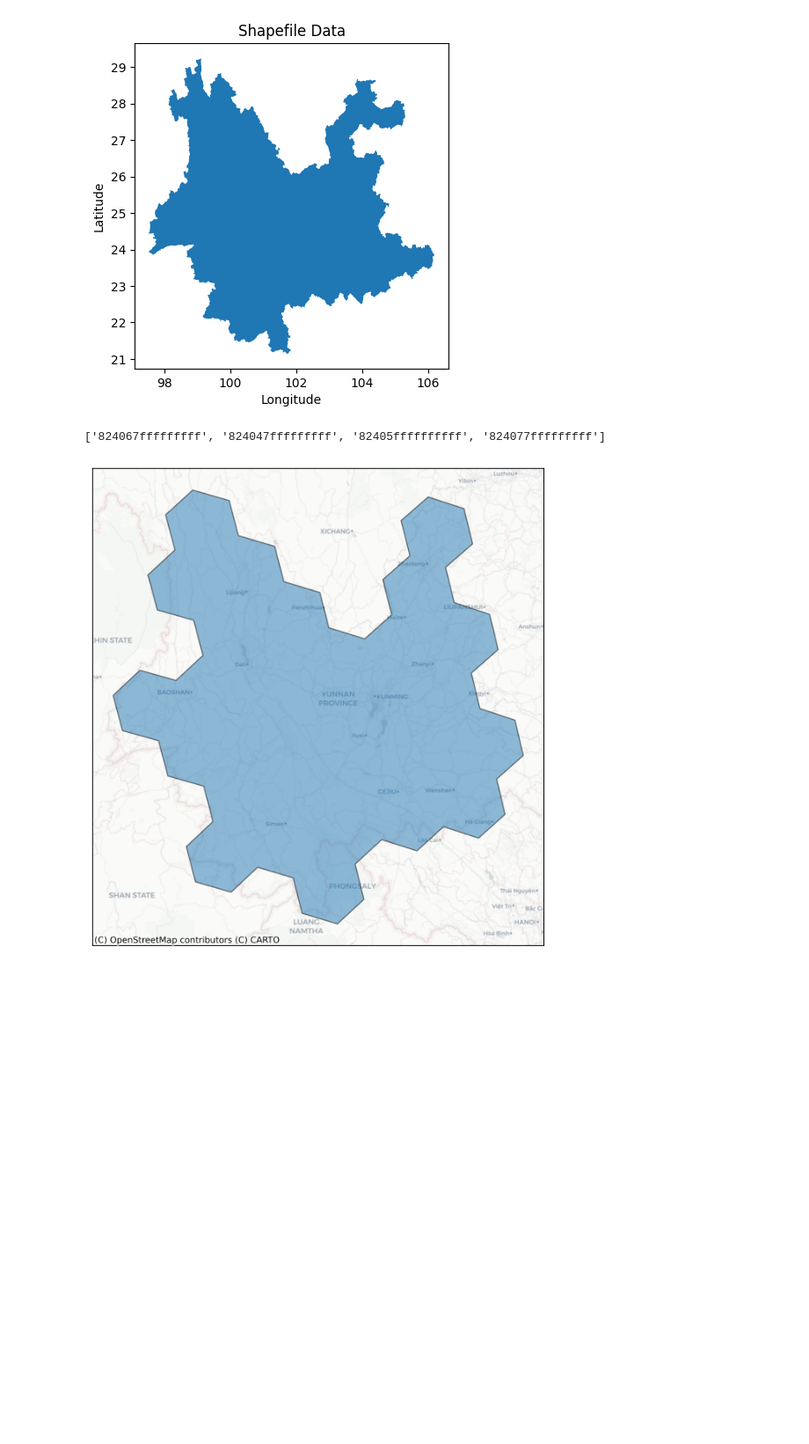
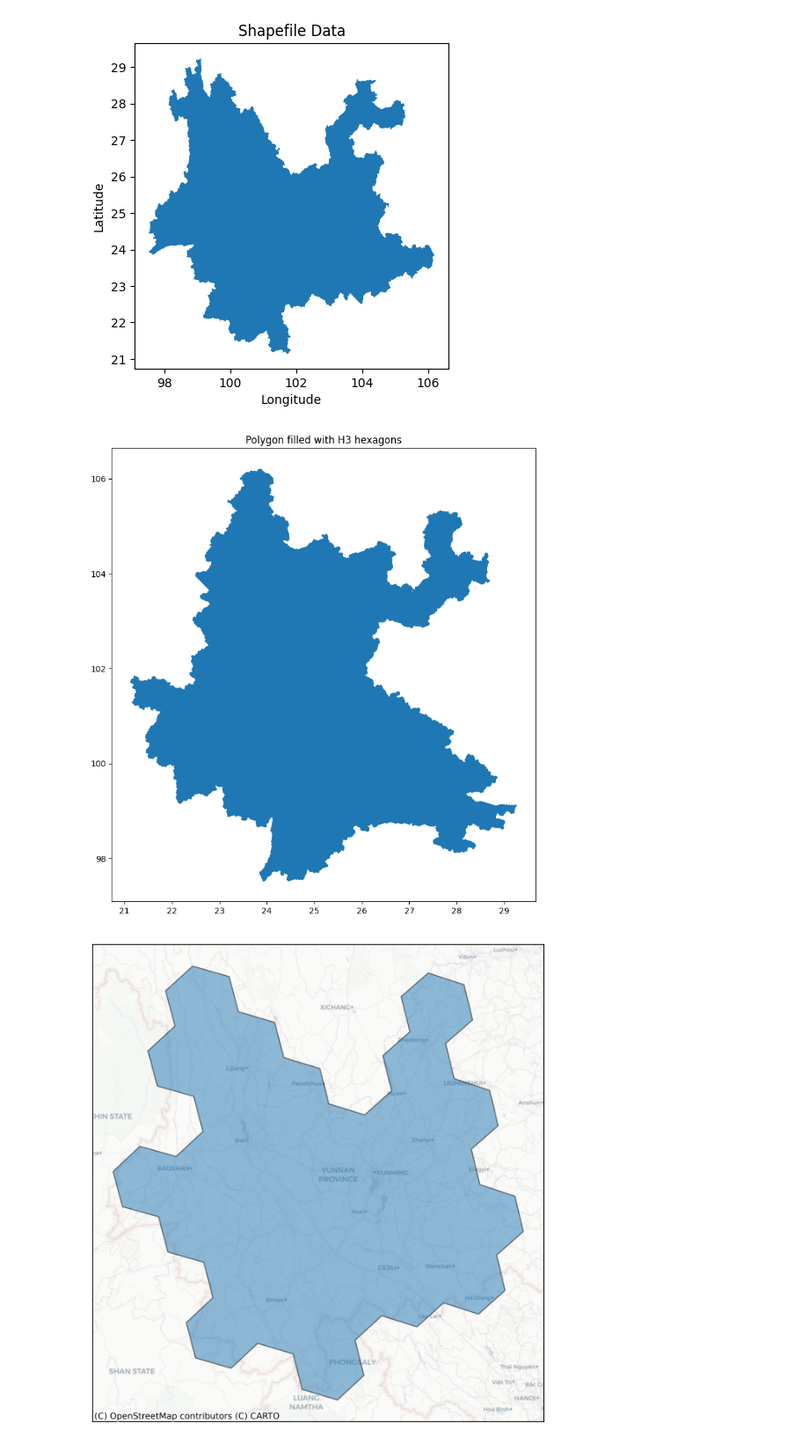
Before and after one commit to ismethr/PythonProject, a Jupyter notebook: H3.ipynb, the cells around one changed output. Shown: that part at 88% size. Drawn from its saved outputs; the diff is of its cells as text; code cells hidden in the pictures; blank space fills up the shorter version.

```diff
--- a/H3.ipynb
+++ b/H3.ipynb
@@ -62,9 +63,15 @@ plt.show()
 # %%
 df = gdf.to_crs(epsg=4326)
 geo = df.geometry[0]
-h3.geo_to_cells(geo, res=2)
+yncells = h3.geo_to_cells(geo, res=7)
+gdf = geopandas.GeoDataFrame(geometry=[shapely.geometry.Polygon(h3.cell_to_boundary(h)) for h in yncells])
+fig, ax =plt.subplots(figsize=(10, 10))
+gdf.boundary.plot(ax=ax)
+gdf.plot(ax=ax, facecolor='lightgrey')# set title
+plt.title('Polygon filled with H3 hexagons')
+plt.show()
 # %% [output]
-['824067fffffffff', '824047fffffffff', '82405ffffffffff', '824077fffffffff']
+[figure, added]
 # %%
 plot_cells(h3.geo_to_cells(geo, res=3))
 # %% [output]
```
Also changed, not shown: parts of 1 cell of this notebook, 1 other file.
